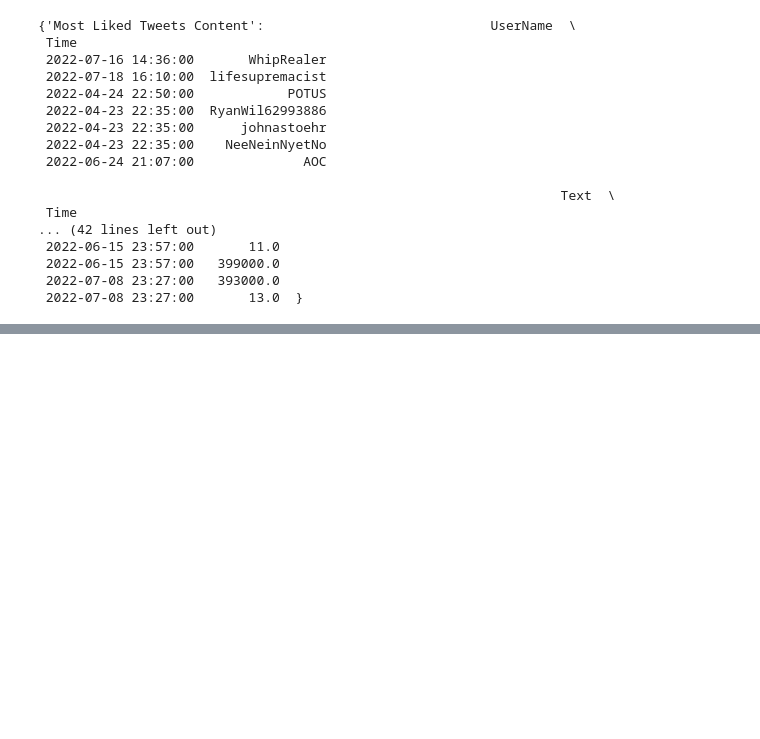
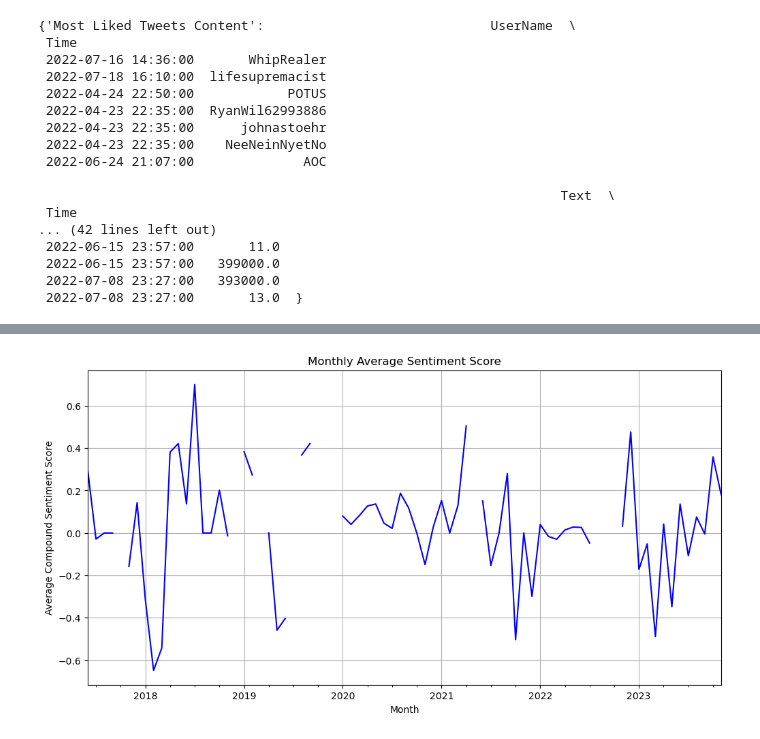
Before and after one commit to ZSoleimani/Tweets-network, a Jupyter notebook: Tweets-network.ipynb, the cells around one changed output, grey strips where cells are left out. Cells and saved outputs as stored; diff of their text form; code cells hidden in the pictures; blank space fills up the shorter version.

```diff
--- a/Tweets-network.ipynb
+++ b/Tweets-network.ipynb
@@ -231,0 +261,15 @@ most_engaged_tweets_content
+# %%
+# Define the Sentiment Analysis Function
+def analyze_sentiment(text):
+    """Analyze the sentiment of the given text."""
+    if not isinstance(text, str):
+        return {"neg": 0, "neu": 0, "pos": 0, "compound": 0}  # Return neutral sentiment for non-string inputs
+    sia = SentimentIntensityAnalyzer()
+    sentiment = sia.polarity_scores(text)
+    return sentiment
+
+# Apply the Function to the Tweets
+tweets_cleaned['Sentiment'] = tweets_cleaned['Text'].apply(analyze_sentiment)
+
+# Display the Results
+tweets_cleaned[['Text', 'Sentiment']].head()
@@ -231,0 +284,20 @@ most_engaged_tweets_content
+# %%
+# Extract the compound sentiment score
+tweets_cleaned['Compound_Score'] = tweets_cleaned['Sentiment'].apply(lambda x: x['compound'])
+# %%
+# Ensure 'Time' is set as the index and in datetime format
+tweets_cleaned.index = pd.to_datetime(tweets_cleaned.index)
+
+# Resample and calculate the average compound score monthly
+monthly_sentiment = tweets_cleaned['Compound_Score'].resample('M').mean()
+# %%
+# Plotting the monthly average sentiment score
+plt.figure(figsize=(12, 6))
+monthly_sentiment.plot(kind='line', color='blue')
+plt.title('Monthly Average Sentiment Score')
+plt.xlabel('Month')
+plt.ylabel('Average Compound Sentiment Score')
+plt.grid(True)
+plt.show()
+# %% [output]
+[figure, added]
```
Also changed, not shown: parts of 30 cells of this notebook.
